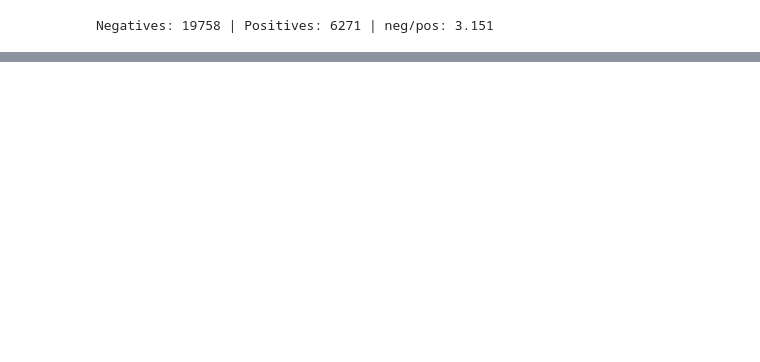
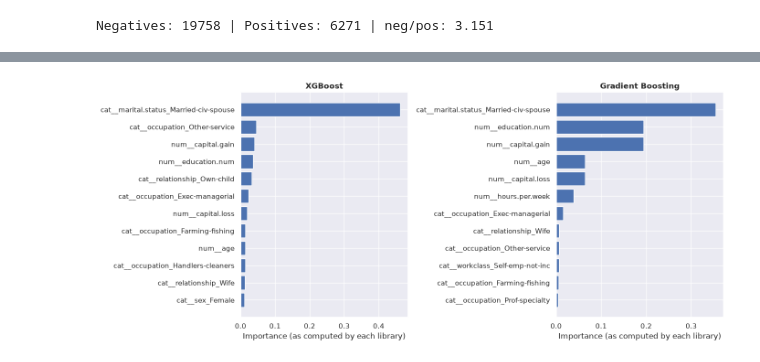
Before and after one commit to isapour0/adult-census-income, a Jupyter notebook: notebooks/adult-census-income.ipynb, the cells around one changed output, grey strips where cells are left out. Saved outputs shown, nothing was run; the diff lists cells and outputs as text; code cells hidden in the pictures; blank space fills up the shorter version.

```diff
--- a/notebooks/adult-census-income.ipynb
+++ b/notebooks/adult-census-income.ipynb
@@ -772,0 +824,22 @@ fitted: XGBoost
+# %%
+# Step 2: Threshold of out-of-fold predictions
+oof = {n: cross_val_predict(m, X_train, y_train, cv=skf, method="predict_proba", n_jobs=1)[:, 1]
+       for n, m in finalists.items()}
+
+def best_f1_threshold(y_true, p):
+    prec, rec, thr = precision_recall_curve(y_true, p)
+    f1 = 2 * prec[:-1] * rec[:-1] / (prec[:-1] + rec[:-1] + 1e-12)
+    i = f1.argmax()
+    return thr[i], f1[i]
+
+thresholds, rows = {}, []
+for n in finalists:
+    thr, f1_oof = best_f1_threshold(y_train, oof[n])
+    thresholds[n] = thr
+    pred_test = (test_proba[n] >= thr).astype(int)
+    rows.append({"model": n, "threshold": thr, "f1_out_of_fold": f1_oof,
+                 "f1_test": f1_score(y_test, pred_test),
+                 "precision_test": precision_score(y_test, pred_test),
+                 "recall_test": recall_score(y_test, pred_test)})
+threshold_table = pd.DataFrame(rows).set_index("model").round(3)
+threshold_table
@@ -772,0 +851,8 @@ fitted: XGBoost
+# %%
+# Step3: Confusion Matrix
+for n in finalists:
+    pred = (test_proba[n] >= thresholds[n]).astype(int)
+    tn, fp, fn, tp = confusion_matrix(y_test, pred).ravel()
+    print(f"{n} (threshold {thresholds[n]:.3f})")
+    print(f"  high earners caught (TP): {tp}   missed (FN): {fn}")
+    print(f"  false alarms (FP): {fp}   correctly low (TN): {tn}\n")
@@ -772,0 +867,15 @@ fitted: XGBoost
+# %%
+# Step4: Importance of Features
+fig, axes = plt.subplots(1, 2, figsize=(14, 6))
+for ax, (n, m) in zip(axes, finalists.items()):
+    names = m.named_steps["prep"].get_feature_names_out()
+    imp = pd.Series(m.named_steps["model"].feature_importances_,
+                    index=names).sort_values().tail(12)
+    ax.barh(imp.index, imp.values, color="#4C72B0")
+    ax.set_title(n, fontweight="bold")
+    ax.set_xlabel("Importance (as computed by each library)")
+plt.tight_layout()
+plt.savefig(FIG_DIR / "06_feature_importance.png", dpi=150, bbox_inches="tight")
+plt.show()
+# %% [output]
+[figure, added]
```
Also changed, not shown: parts of 9 cells of this notebook, 2 other files.
